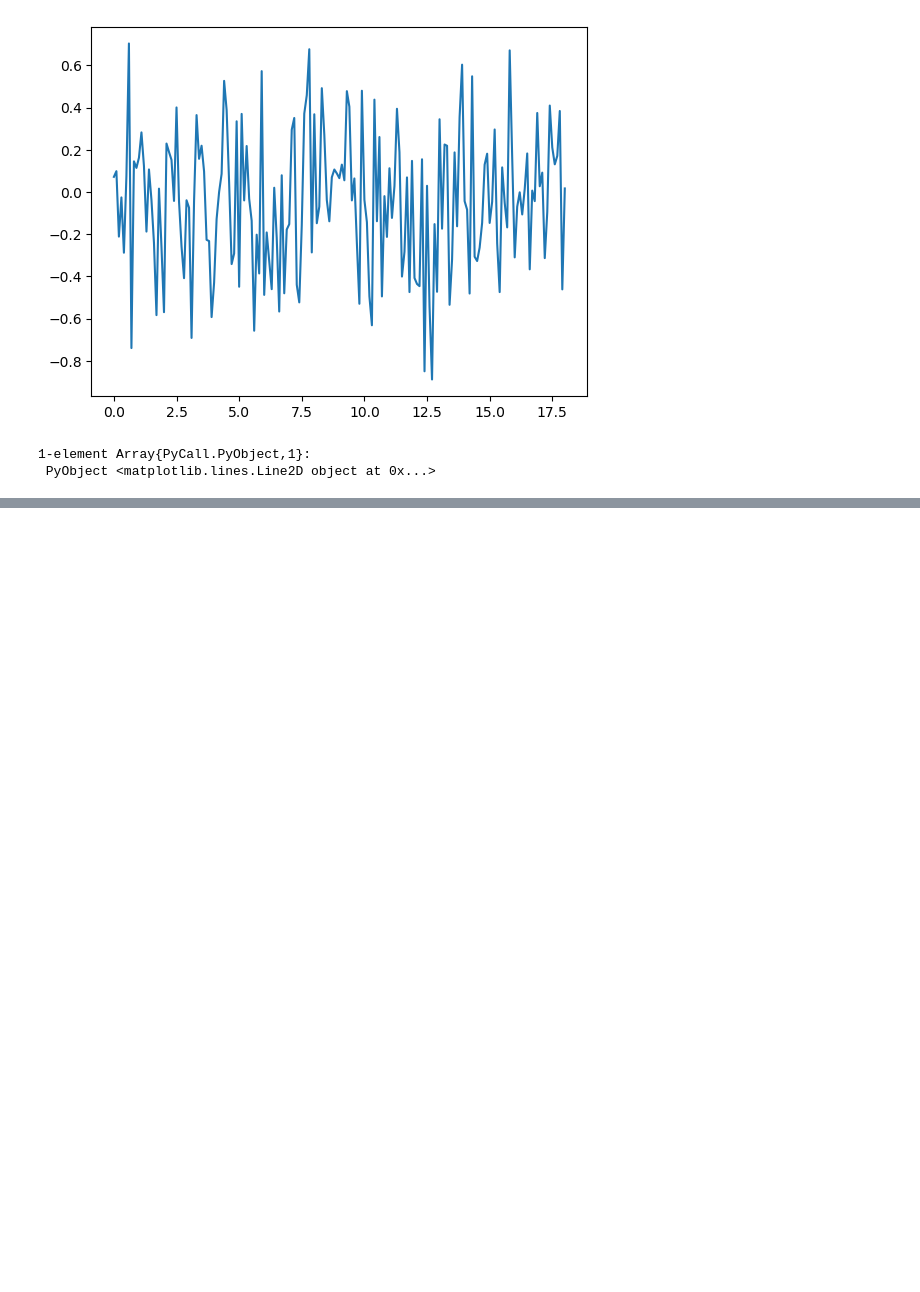
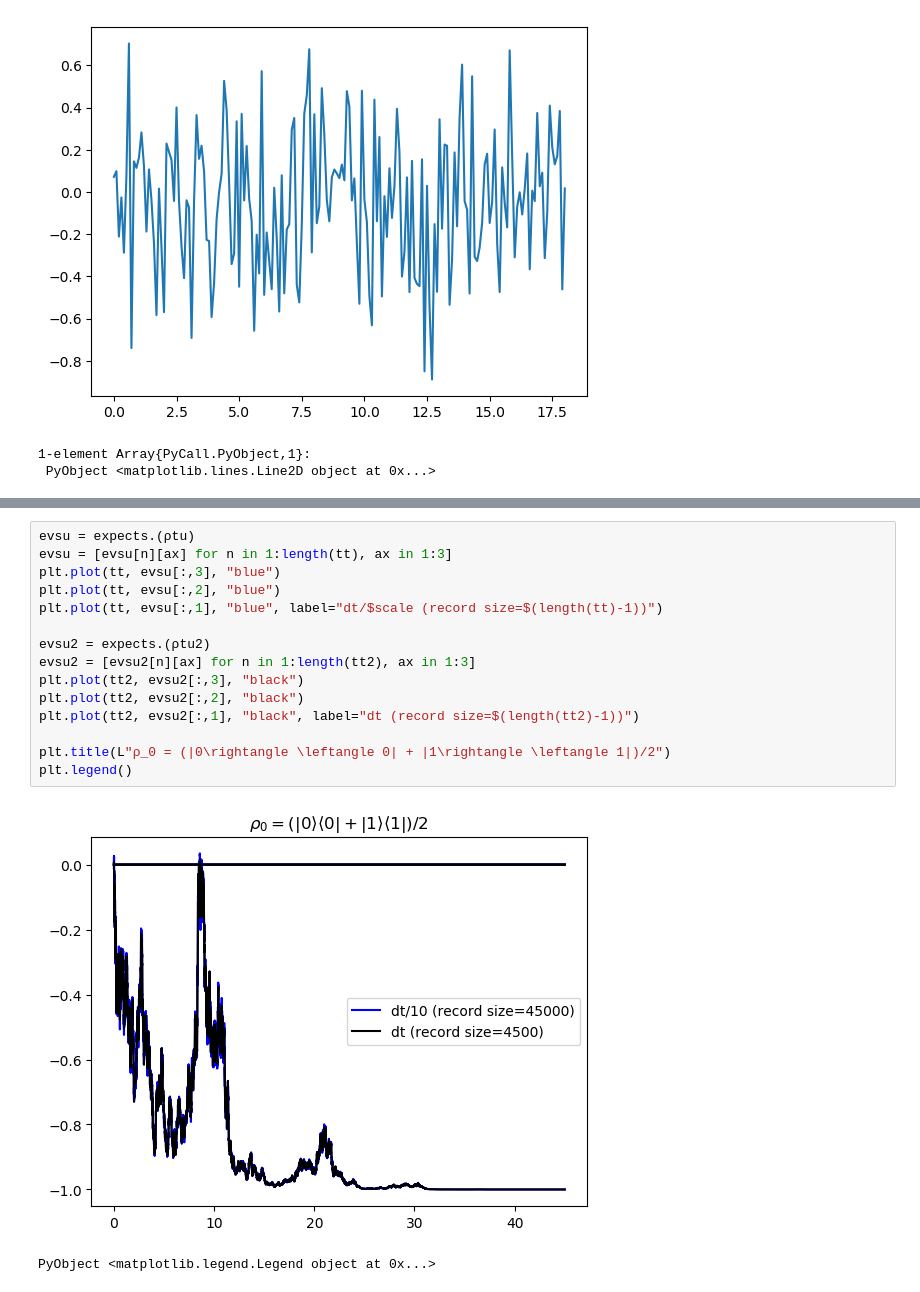
Before and after one commit to chapman-iqs/QuantumCircuits.jl, a Jupyter notebook: QC.ipynb, the cells around one changed output, grey strips where cells are left out. Cells and saved outputs as stored; diff of their text form; blank space fills up the shorter version.

```diff
--- a/QC.ipynb
+++ b/QC.ipynb
@@ -97,0 +386,18 @@ plt.plot(tt1, [dy[1]*dt1 for dy in dy1])
+# %%
+evsu = expects.(ρtu)
+evsu = [evsu[n][ax] for n in 1:length(tt), ax in 1:3]
+plt.plot(tt, evsu[:,3], "blue")
+plt.plot(tt, evsu[:,2], "blue")
+plt.plot(tt, evsu[:,1], "blue", label="dt/$scale (record size=$(length(tt)-1))")
+
+evsu2 = expects.(ρtu2)
+evsu2 = [evsu2[n][ax] for n in 1:length(tt2), ax in 1:3]
+plt.plot(tt2, evsu2[:,3], "black")
+plt.plot(tt2, evsu2[:,2], "black")
+plt.plot(tt2, evsu2[:,1], "black", label="dt (record size=$(length(tt2)-1))")
+
+plt.title(L"ρ_0 = (|0\rightangle \leftangle 0| + |1\rightangle \leftangle 1|)/2")
+plt.legend()
+# %% [output]
+[figure, added]
+PyObject <matplotlib.legend.Legend object at 0x...>
```
Also changed, not shown: parts of 32 cells of this notebook, 4 other files.
